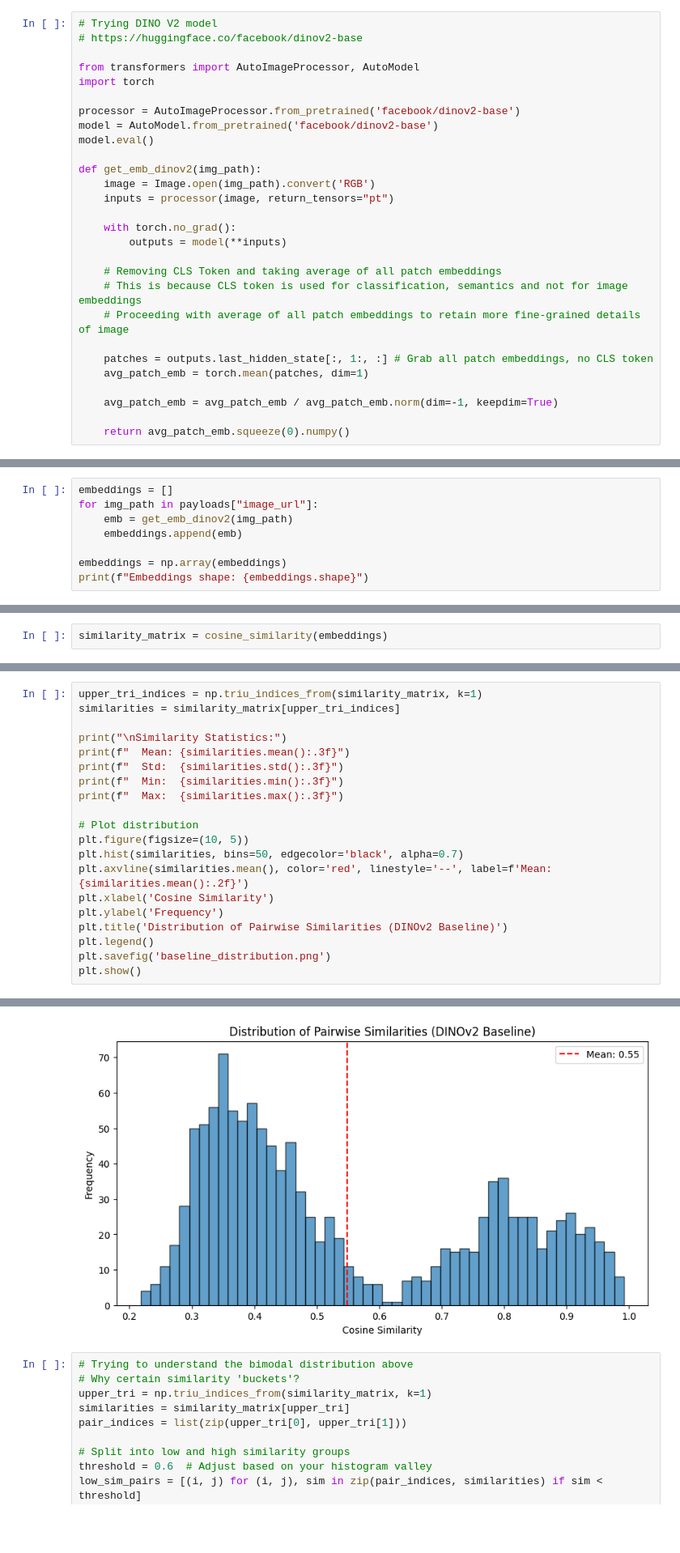
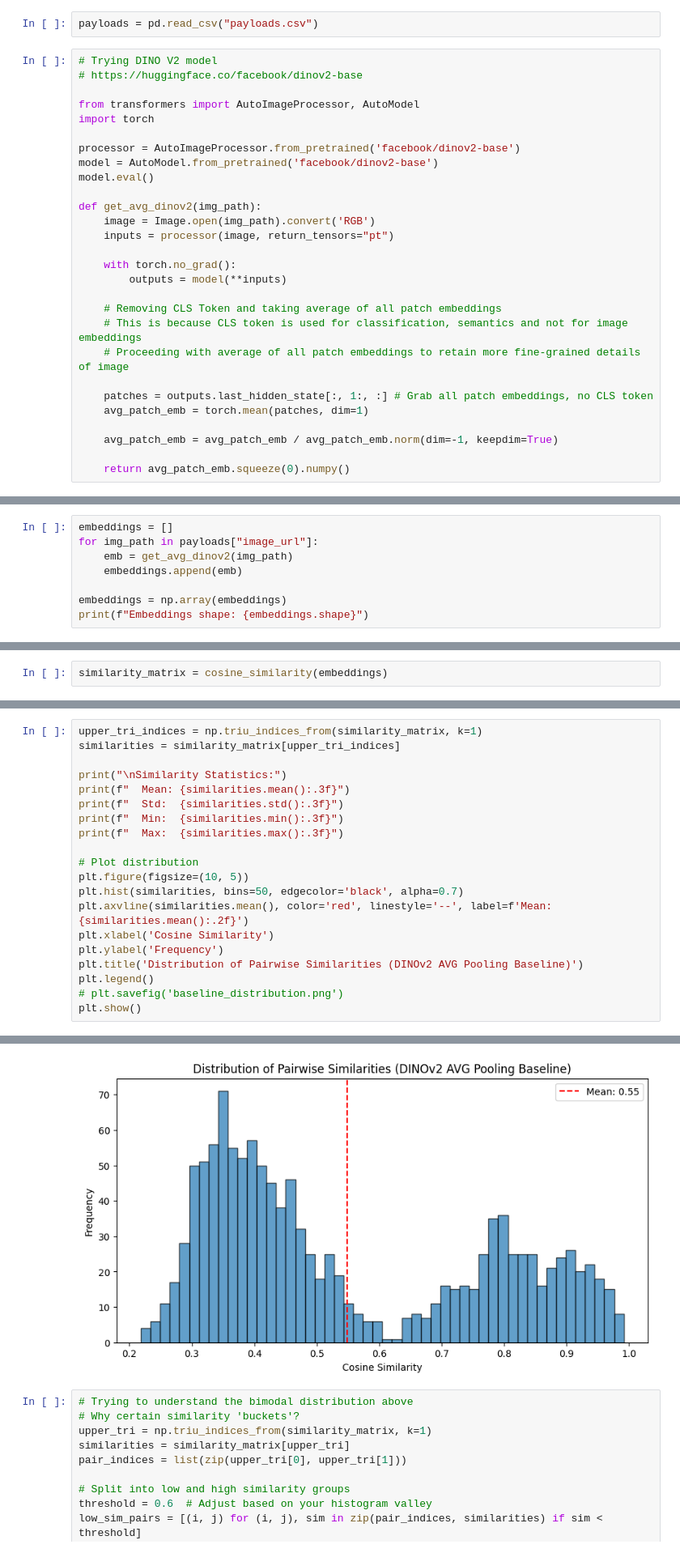
Before and after one commit to nanbohra/ImageRecommendation_ProductMatching, a Jupyter notebook: baseline_avg.ipynb, the cells around one changed output, grey strips where cells are left out. Shown at 81% size. Saved outputs shown, nothing was run; the diff lists cells and outputs as text; blank space fills up the shorter version.

Commit message:
formalizing tests with pooling patch embeddings

```diff
--- a/baseline.ipynb
+++ b/baseline_avg.ipynb
@@ -84,3 +21,5 @@ images[:5]
+# %%
+payloads = pd.read_csv("payloads.csv")
 # %%
 # Trying DINO V2 model
 # https://huggingface.co/facebook/dinov2-base
@@ -92,7 +31,7 @@ processor = AutoImageProcessor.from_pretrained('facebook/dinov2-base')
 model = AutoModel.from_pretrained('facebook/dinov2-base')
 model.eval()
 
-def get_emb_dinov2(img_path):
+def get_avg_dinov2(img_path):
     image = Image.open(img_path).convert('RGB')
     inputs = processor(image, return_tensors="pt")
 
@@ -114,7 +53,7 @@ Using a slow image processor as `use_fast` is unset and a slow processor was sav
 # %%
 embeddings = []
 for img_path in payloads["image_url"]:
-    emb = get_emb_dinov2(img_path)
+    emb = get_avg_dinov2(img_path)
     embeddings.append(emb)
 
 embeddings = np.array(embeddings)
@@ -142,30 +81,30 @@ plt.show()
 # %%
 upper_tri_indices = np.triu_indices_from(similarity_matrix, k=1)
 similarities = similarity_matrix[upper_tri_indices]
 
 print("\nSimilarity Statistics:")
 print(f"  Mean: {similarities.mean():.3f}")
 print(f"  Std:  {similarities.std():.3f}")
 print(f"  Min:  {similarities.min():.3f}")
 print(f"  Max:  {similarities.max():.3f}")
 
 # Plot distribution
 plt.figure(figsize=(10, 5))
 plt.hist(similarities, bins=50, edgecolor='black', alpha=0.7)
 plt.axvline(similarities.mean(), color='red', linestyle='--', label=f'Mean: {similarities.mean():.2f}')
 plt.xlabel('Cosine Similarity')
 plt.ylabel('Frequency')
-plt.title('Distribution of Pairwise Similarities (DINOv2 Baseline)')
+plt.title('Distribution of Pairwise Similarities (DINOv2 AVG Pooling Baseline)')
 plt.legend()
-plt.savefig('baseline_distribution.png')
+# plt.savefig('baseline_distribution.png')
 plt.show()
 # %% [output]
 Similarity Statistics:
   Mean: 0.549
   Std:  0.222
   Min:  0.218
   Max:  0.992
-[figure, old version]
+[figure, new version]
 # %%
 # Trying to understand the bimodal distribution above
 # Why certain similarity 'buckets'?
```
Also changed, not shown: parts of 9 cells of this notebook, 31 other files.
